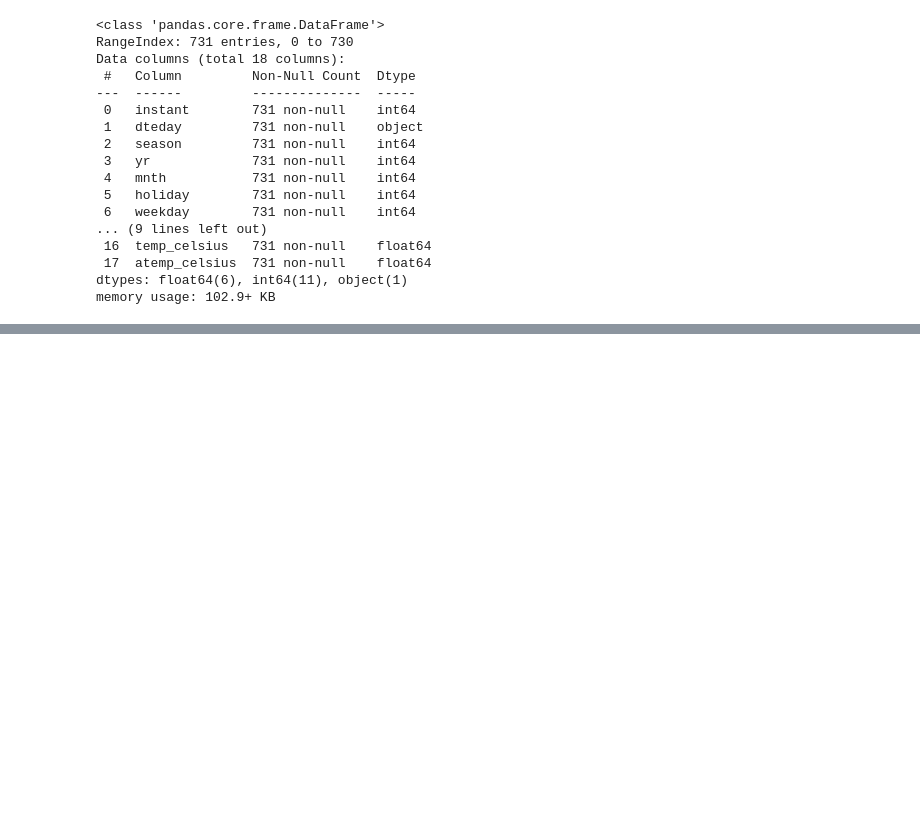
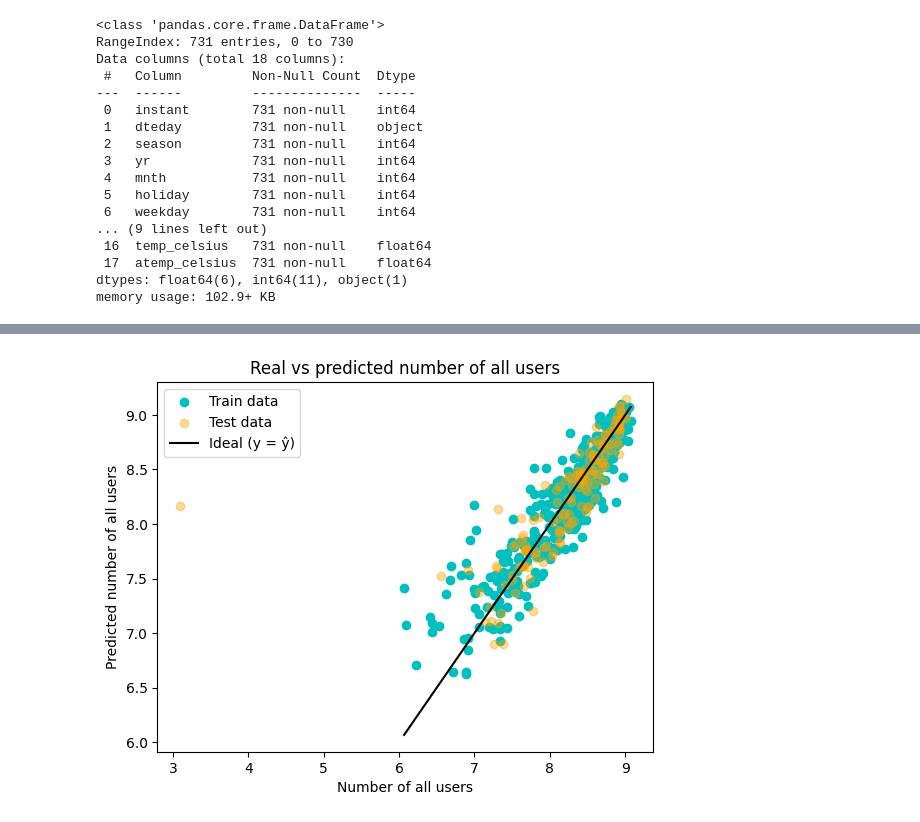
Before and after one commit to marasnetwork/machine-learning, a Jupyter notebook: projects/02-bike-sharing/notebooks/bike_sharing_linear_regression.ipynb, the cells around one changed output, grey strips where cells are left out. Cells and saved outputs as stored; diff of their text form; code cells hidden in the pictures; blank space fills up the shorter version.

Commit message:
Ended bike sharing project

```diff
--- a/projects/02-bike-sharing/notebooks/bike_sharing_linear_regression.ipynb
+++ b/projects/02-bike-sharing/notebooks/bike_sharing_linear_regression.ipynb
@@ -45,17 +46,29 @@ dtypes: float64(6), int64(11), object(1)
 memory usage: 102.9+ KB
 # %%
 # Model
-n = len(bike_sharing)
 
-predictors = ["dteday", "season", "yr", "mnth", "holiday", "weekday", "workingday", "weathersit", "temp", "atemp", "hum", "windspeed"]
+bike_sharing_poly = bike_sharing.copy()
+bike_sharing_poly['atemp'] = bike_sharing_poly['atemp'] - bike_sharing_poly['atemp'].mean()
+bike_sharing_poly['hum'] = bike_sharing_poly['hum'] - bike_sharing_poly['hum'].mean()
+bike_sharing_poly['windspeed'] = bike_sharing_poly['windspeed'] - bike_sharing_poly['windspeed'].mean()
+for col in ["atemp", "hum", "windspeed"]:
+    bike_sharing_poly[f"{col}_sq"] = bike_sharing_poly[col] ** 2
 
-y = bike_sharing["cnt"]
-X = []
+features = ["season" ,"yr", "mnth", "holiday", "weekday", "workingday", "weathersit", "atemp", "hum", "windspeed", "atemp_sq", "hum_sq", "windspeed_sq"]
 
-for predictor in predictors:
-    X.append([predictor])
-    X_train, X_test, y_train, y_test = train_test_split(X, y, test_size=0.2, random_state=42)
-    model = sm.OLS(y_train, X_train).fit()
-    fitted_train = model.fittedvalues
-    resid_train = y_train - fitted_train
-    fitted_test = model.predict(X_test)
+X = sm.add_constant(bike_sharing_poly[features])
+y = np.log(bike_sharing_poly["cnt"])
+
+X_train, X_test, y_train, y_test = train_test_split(X, y, test_size=0.2, random_state=42)
+
+model = sm.OLS(y_train, X_train).fit()
+fitted = model.fittedvalues
+
+resid = y_train - fitted
+fitted_test = model.predict(X_test)
+
+# Colinearity
+vif_data = pd.DataFrame()
+vif_data["variable"] = X.columns
+vif_data["VIF"] = [variance_inflation_factor(X.values, i) for i in range(X.shape[1])]
+print(vif_data)
@@ -61,0 +91,11 @@ for predictor in predictors:
+# %%
+plt.scatter(y_train, fitted, color="c", label="Train data")
+plt.scatter(y_test, fitted_test, color="orange", alpha=0.4, label="Test data")
+plt.xlabel("Number of all users")
+plt.ylabel("Predicted number of all users")
+plt.title("Real vs predicted number of all users")
+plt.plot([y_train.min(), y_train.max()], [y_train.min(), y_train.max()], color="k", label="Ideal (y = ŷ)")
+plt.legend()
+plt.show()
+# %% [output]
+[figure, added]
```
Also changed, not shown: parts of 4 cells of this notebook, 2 other files.
